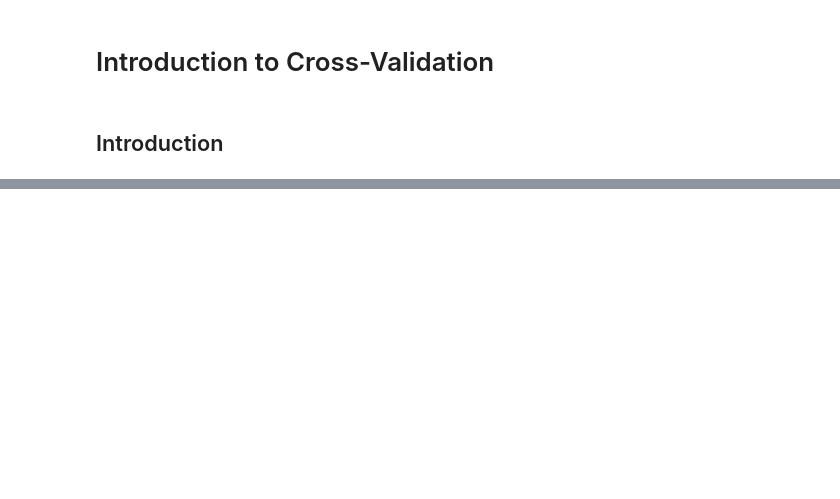
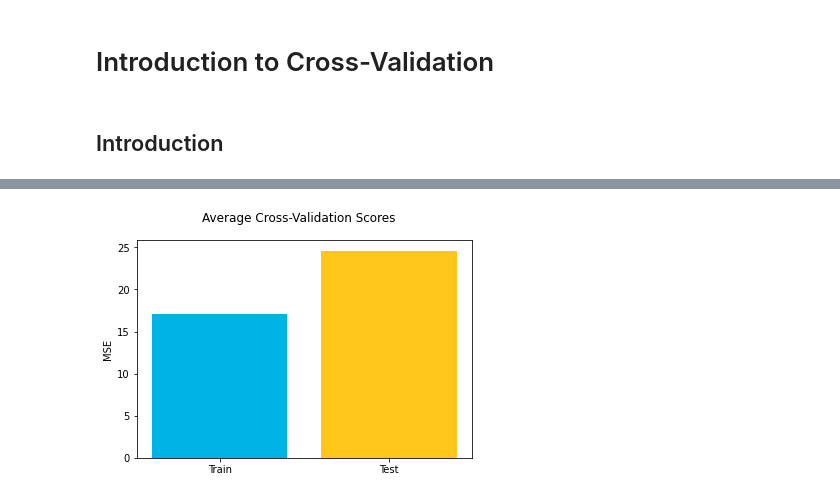
Before and after one commit to learn-co-curriculum/dsc-cross-validation, a Jupyter notebook: index.ipynb, the cells around one changed output, grey strips where cells are left out. Cells and saved outputs as stored; diff of their text form; code cells hidden in the pictures; blank space fills up the shorter version.

```diff
--- a/index.ipynb
+++ b/index.ipynb
@@ -92,0 +172,12 @@ There are many ways to perform cross-validation, and we strongly recommend you h
+# %%
+cross_val_results = cross_validate(linreg, X, y, scoring="neg_mean_squared_error", return_train_score=True)
+# Negative signs in front to convert back to MSE from -MSE
+train_avg = -cross_val_results["train_score"].mean()
+test_avg = -cross_val_results["test_score"].mean()
+
+fig, ax = plt.subplots()
+ax.bar(labels, [train_avg, test_avg], color=colors)
+ax.set_ylabel("MSE")
+fig.suptitle("Average Cross-Validation Scores");
+# %% [output]
+[figure, added]
```
Also changed, not shown: parts of 42 cells of this notebook, 6 other files.
